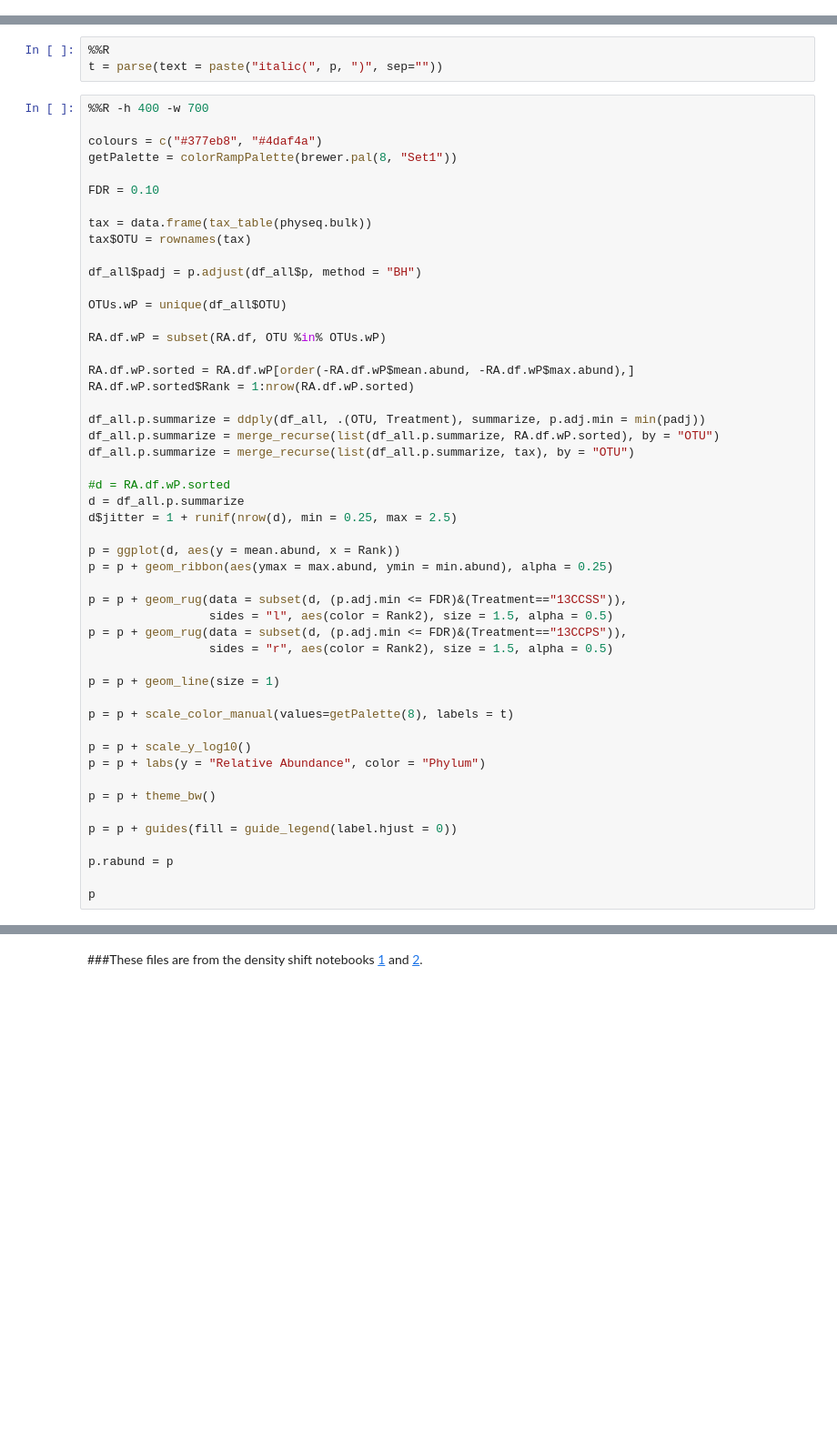
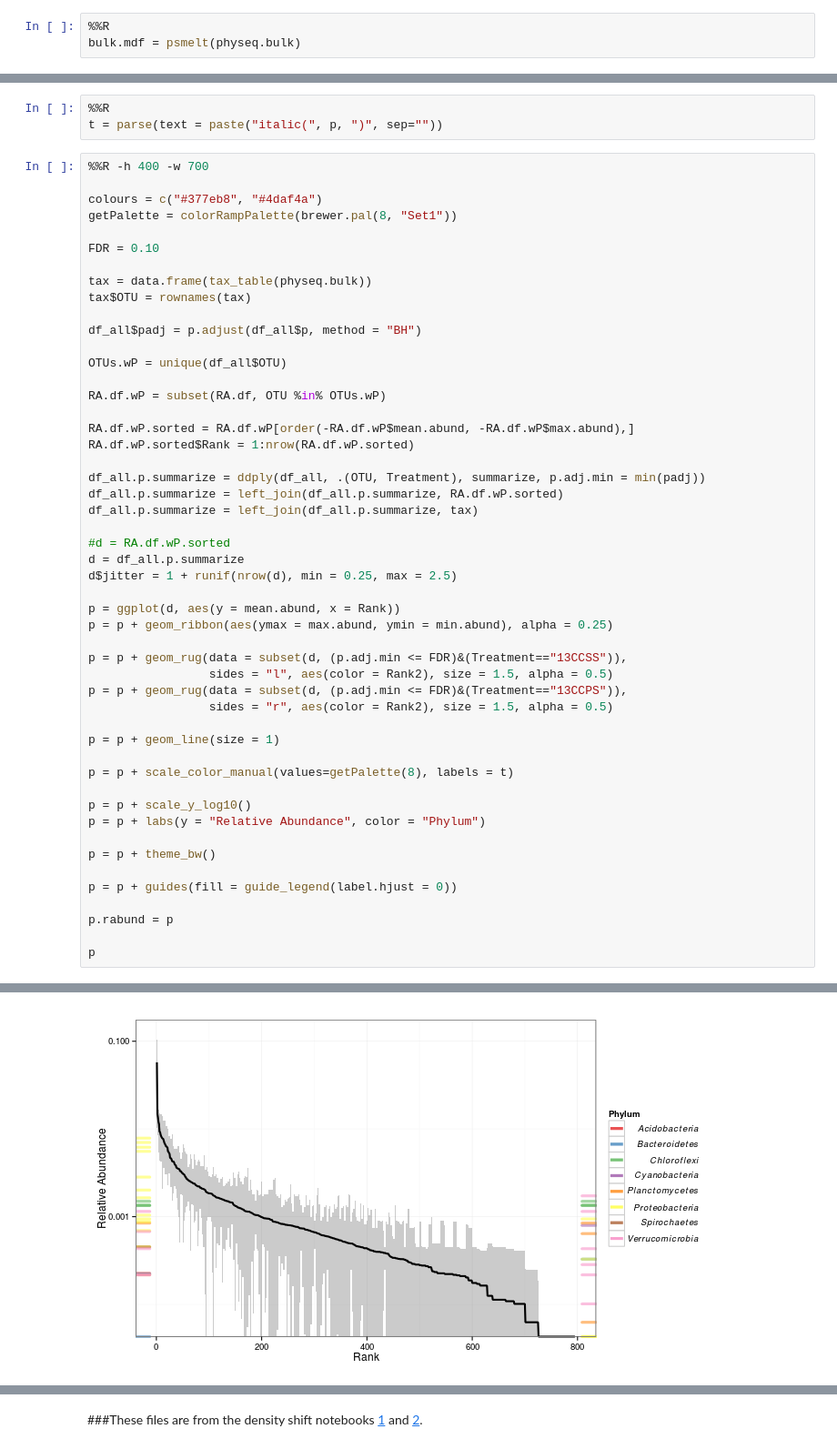
Before and after one commit to acampbellina/single_substrate, a Jupyter notebook: RA_KDE.ipynb, the cells around one changed output, grey strips where cells are left out. Shown at 91% size. Cells and saved outputs as stored; diff of their text form; blank space fills up the shorter version.

Commit message:
fixed psmelt issue

```diff
--- a/RA_KDE.ipynb
+++ b/RA_KDE.ipynb
@@ -65,3 +72,6 @@ Error in order(mdf$Abundance, decreasing = TRUE) :
+# %%
+%%R
+bulk.mdf = psmelt(physeq.bulk)
 # %%
 %%R
 RA.df = ddply(bulk.mdf, .(OTU),
@@ -146,8 +154,8 @@ RA.df.wP.sorted = RA.df.wP[order(-RA.df.wP$mean.abund, -RA.df.wP$max.abund),]
 RA.df.wP.sorted$Rank = 1:nrow(RA.df.wP.sorted)
 
 df_all.p.summarize = ddply(df_all, .(OTU, Treatment), summarize, p.adj.min = min(padj))
-df_all.p.summarize = merge_recurse(list(df_all.p.summarize, RA.df.wP.sorted), by = "OTU")
-df_all.p.summarize = merge_recurse(list(df_all.p.summarize, tax), by = "OTU")
+df_all.p.summarize = left_join(df_all.p.summarize, RA.df.wP.sorted)
+df_all.p.summarize = left_join(df_all.p.summarize, tax)
 
 #d = RA.df.wP.sorted
 d = df_all.p.summarize
@@ -181,3 +189,4 @@ Error in subset(RA.df, OTU %in% OTUs.wP) :
+[figure, added]
 # %%
 %%R
 PS.mean_abund = subset(df_all.p.summarize, (p.adj.min <= FDR)&(Treatment=="13CCPS"))$mean.abund
```
Also changed, not shown: parts of 9 cells of this notebook.
